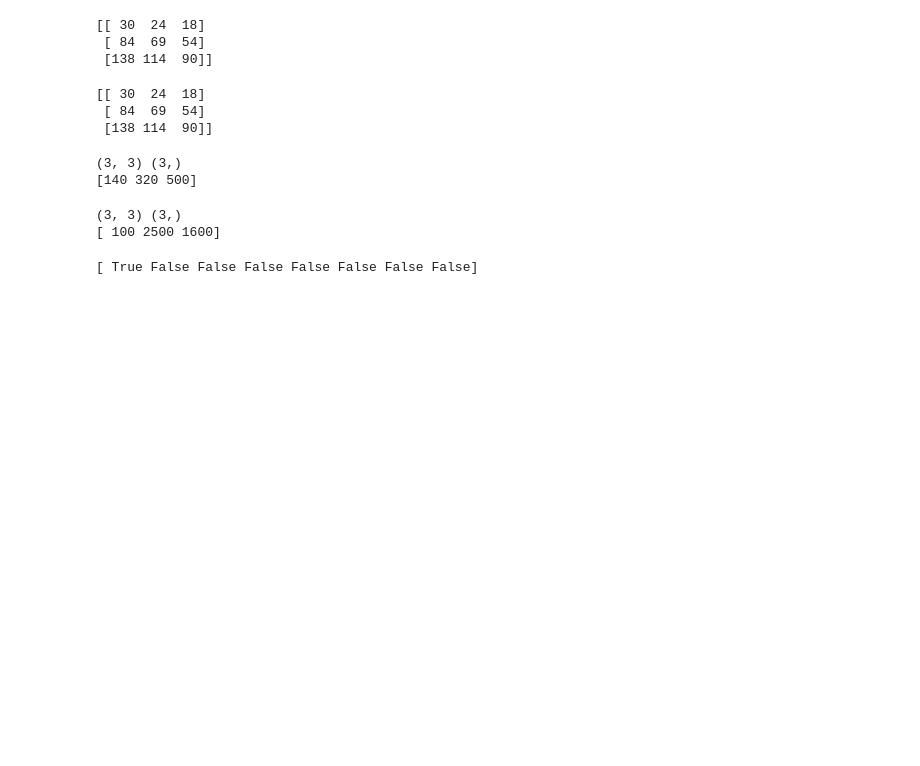
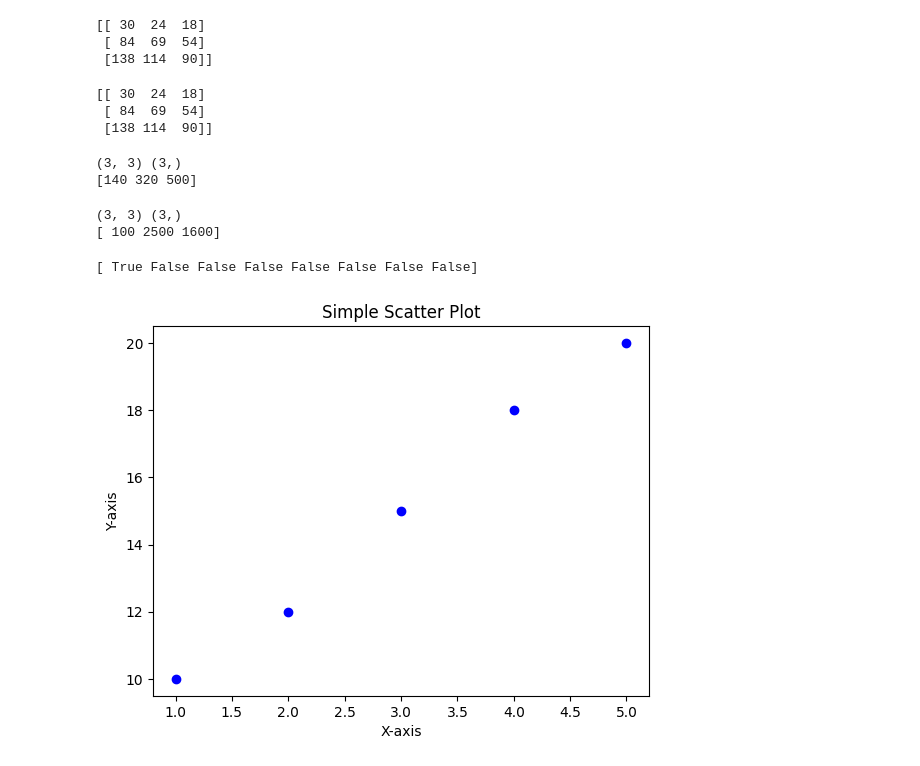
Before and after one commit to hridoynasah/Machine-Learning-Specialization, a Jupyter notebook: Extra/clarifying_confusion.ipynb, the cells around one changed output. Drawn from its saved outputs; the diff is of its cells as text; code cells hidden in the pictures; blank space fills up the shorter version.

```diff
--- a/Extra/clarifying_confusion.ipynb
+++ b/Extra/clarifying_confusion.ipynb
@@ -121,3 +121,23 @@ boolean_array = A == 1
 print(boolean_array)
 # %% [output]
 [ True False False False False False False False]
+# %%
+import numpy as np
+import matplotlib.pyplot as plt
+
+# Create two 1D NumPy arrays
+x = np.array([1, 2, 3, 4, 5])
+y = np.array([10, 12, 15, 18, 20])
+
+# Plot scatter plot
+plt.scatter(x, y, color='blue', marker='o')
+
+# Add labels and title
+plt.xlabel('X-axis')
+plt.ylabel('Y-axis')
+plt.title('Simple Scatter Plot')
+
+# Show plot
+plt.show()
+# %% [output]
+[figure, added]
```
Also changed, not shown: parts of 2 cells of this notebook.
